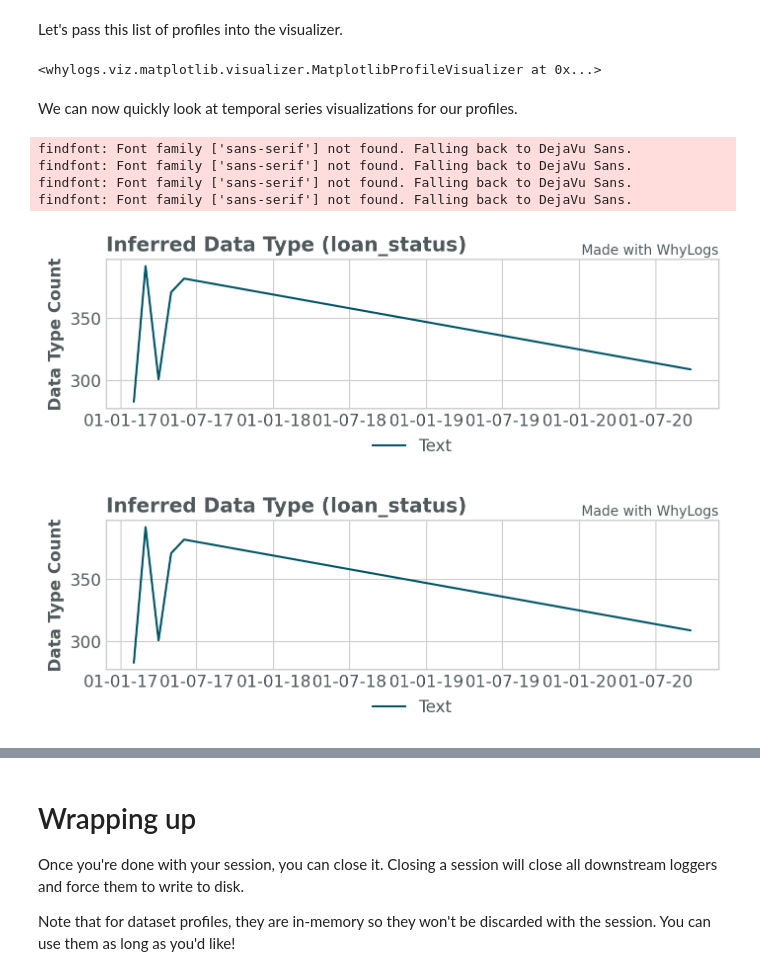
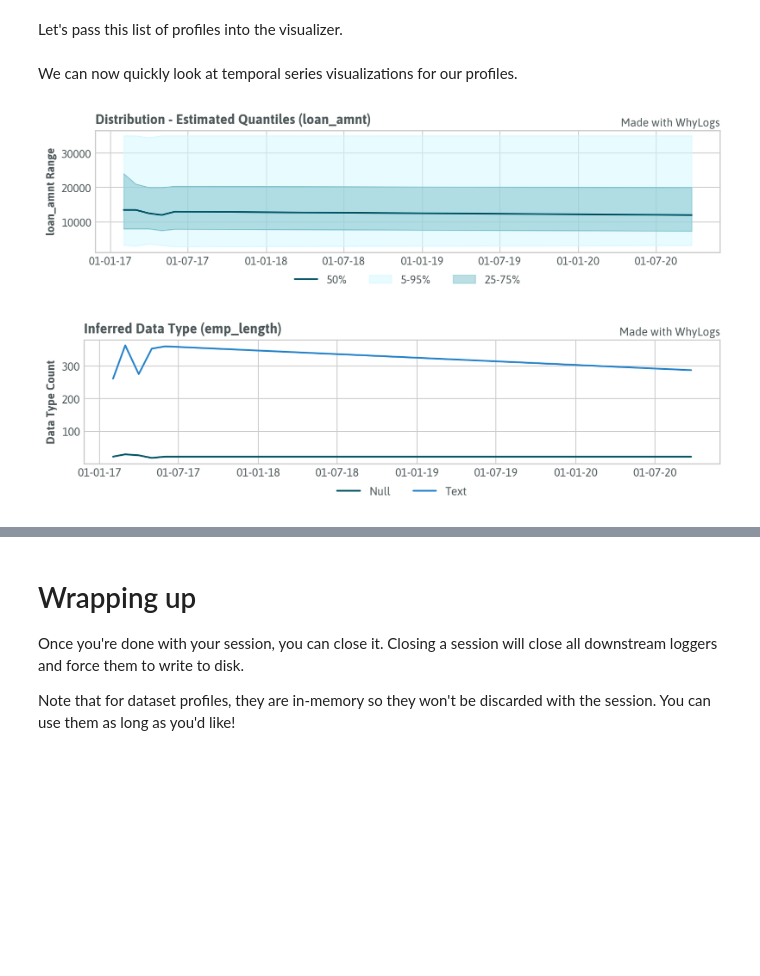
Before and after one commit to whylabs/whylogs-examples, a Jupyter notebook: python/GettingStarted.ipynb, the cells around one changed output, grey strips where cells are left out. Drawn from its saved outputs; the diff is of its cells as text; code cells hidden in the pictures; blank space fills up the shorter version.

```diff
--- a/python/GettingStarted.ipynb
+++ b/python/GettingStarted.ipynb
@@ -145,5 +149,5 @@ Instead of interacting with the Logger, which writes to disk, sometimes you want
 
 In that case, you can use the `session.new_profile` to get an empty profile
 # %%
-profile = session.new_profile(dataset_name="in-memory", dataset_timestamp=datetime.datetime(2020, 9, 22, 0, 0))
-profile
+profile = session.new_profile(dataset_name="in-memory",
+                              dataset_timestamp=datetime.datetime(2020, 9, 22, 0, 0))
@@ -260,7 +266,6 @@ To use the WhyLogs visualization tools, let us import the `ProfileVisualizer` ob
 from whylogs.viz import ProfileVisualizer
 
 viz = ProfileVisualizer()
-viz = viz.enable_framework(framework='matplotlib')
 # %% [markdown]
 Now that we've explored data for a single month, let's calculate profile summaries for a series of months. Normally, we'd expect WhyLogs to be operating on future data, so these new datasets originate from data seen at inference time.
 
@@ -268,6 +273,4 @@ But in special cases like this demo or diagnosing data collected prior to WhyLog
 # %%
-import datetime
-
 # Create a list of data profiles
 remaining_dates = ['Feb-2017', 'Mar-2017', 'Apr-2017', 'May-2017', 'Jun-2017']
 
@@ -275,8 +278,8 @@ profiles = [profile]  # list with original profile
 for date in remaining_dates:
     timestamp = datetime.datetime.strptime(date, '%b-%Y')
     subset_data = full_data[full_data['issue_d']==date]
-    subset_profile = session.profile_dataframe(subset_data, "demo", dataset_timestamp=timestamp)
-    profiles.append(subset_profile)
+    subset_prof = session.profile_dataframe(subset_data, "demo", dataset_timestamp=timestamp)
+    profiles.append(subset_prof)
 
 profiles
 # %% [output]
@@ -288,20 +291,15 @@ profiles
  <whylogs.core.datasetprofile.DatasetProfile at 0x...>]
 # %% [markdown]
 Let's pass this list of profiles into the visualizer.
-# %%
-viz
-# %% [output]
-<whylogs.viz.matplotlib.visualizer.MatplotlibProfileVisualizer at 0x...>
 # %%
 viz.set_profiles(profiles)
 # %% [markdown]
 We can now quickly look at temporal series visualizations for our profiles.
+# %%
+viz.plot_distribution("loan_amnt")
+# %% [output]
+[figure, added]
 # %%
-viz.plot_data_types("loan_status")
+viz.plot_data_types("emp_length")
 # %% [output]
-findfont: Font family ['sans-serif'] not found. Falling back to DejaVu Sans.
-findfont: Font family ['sans-serif'] not found. Falling back to DejaVu Sans.
-findfont: Font family ['sans-serif'] not found. Falling back to DejaVu Sans.
-findfont: Font family ['sans-serif'] not found. Falling back to DejaVu Sans.
-[figure, old version]
+[figure, new version]
-[figure, removed]
```
Also changed, not shown: parts of 12 cells of this notebook.
